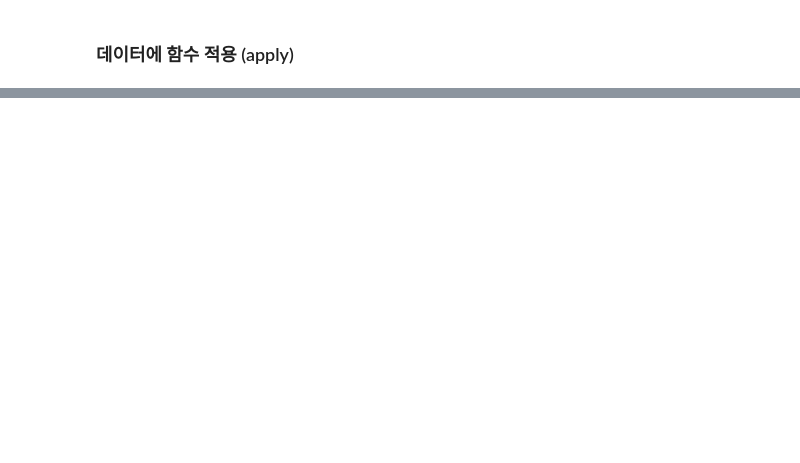
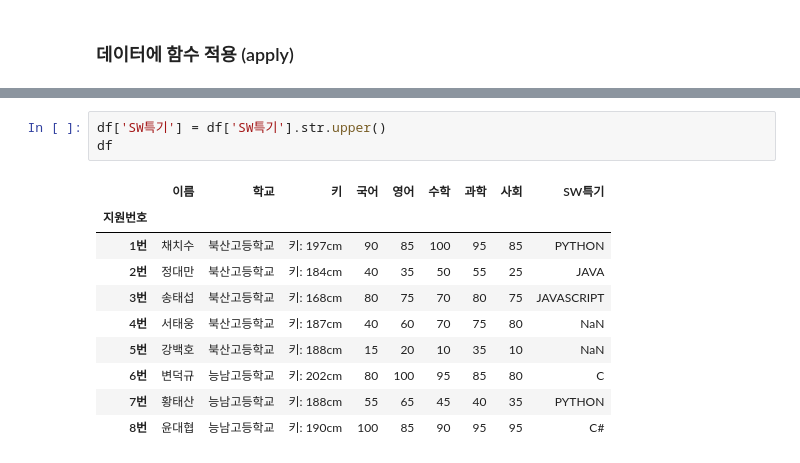
Before and after one commit to TheoKim365/NadoCoding, a Jupyter notebook: DataAnalysis/Pandas/13. 함수적용.ipynb, the cells around one changed output, grey strips where cells are left out. Drawn from its saved outputs; the diff is of its cells as text; blank space fills up the shorter version.

```diff
--- a/DataAnalysis/Pandas/13. 함수적용.ipynb
+++ b/DataAnalysis/Pandas/13. 함수적용.ipynb
@@ -75 +85,15 @@ df
+# %%
+df['SW특기'] = df['SW특기'].str.upper()
+df
+# %% [output]
+|  | 이름 | 학교 | 키 | 국어 | 영어 | 수학 | 과학 | 사회 | SW특기 |
+| 지원번호 |  |  |  |  |  |  |  |  |  |
+| 1번 | 채치수 | 북산고등학교 | 키: 197cm | 90 | 85 | 100 | 95 | 85 | PYTHON |
+| 2번 | 정대만 | 북산고등학교 | 키: 184cm | 40 | 35 | 50 | 55 | 25 | JAVA |
+| 3번 | 송태섭 | 북산고등학교 | 키: 168cm | 80 | 75 | 70 | 80 | 75 | JAVASCRIPT |
+| 4번 | 서태웅 | 북산고등학교 | 키: 187cm | 40 | 60 | 70 | 75 | 80 | NaN |
+| 5번 | 강백호 | 북산고등학교 | 키: 188cm | 15 | 20 | 10 | 35 | 10 | NaN |
+| 6번 | 변덕규 | 능남고등학교 | 키: 202cm | 80 | 100 | 95 | 85 | 80 | C |
+| 7번 | 황태산 | 능남고등학교 | 키: 188cm | 55 | 65 | 45 | 40 | 35 | PYTHON |
+| 8번 | 윤대협 | 능남고등학교 | 키: 190cm | 100 | 85 | 90 | 95 | 95 | C# |
 # %%
```
Also changed, not shown: parts of 6 cells of this notebook, 8 other files.
